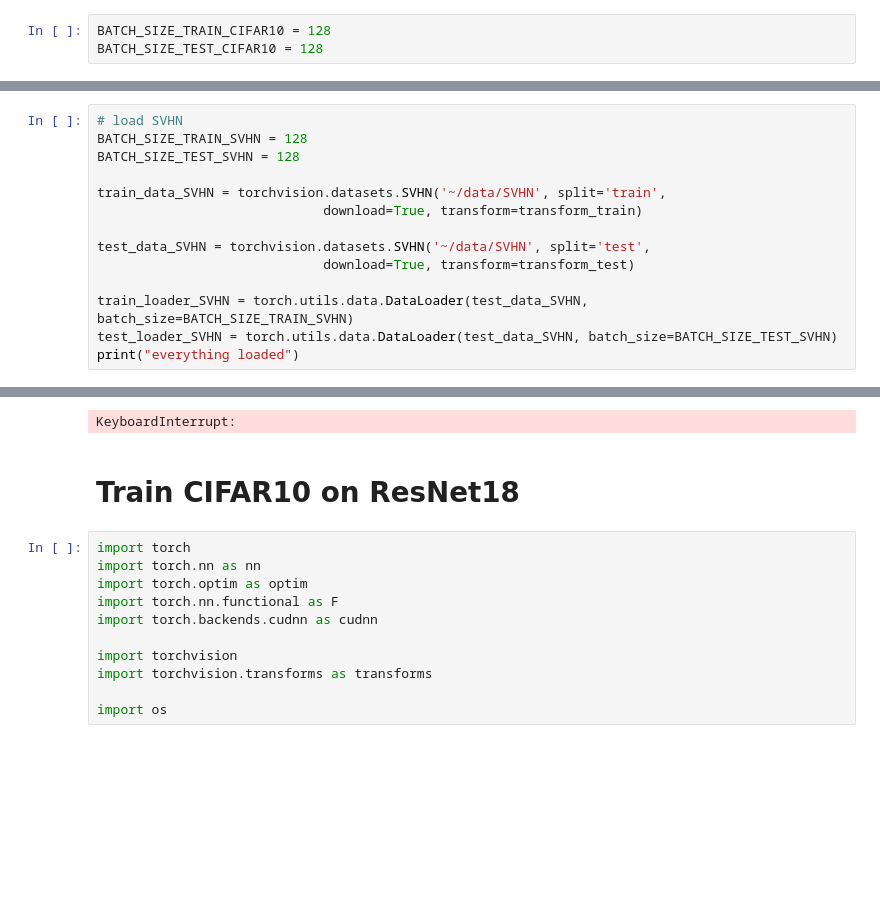
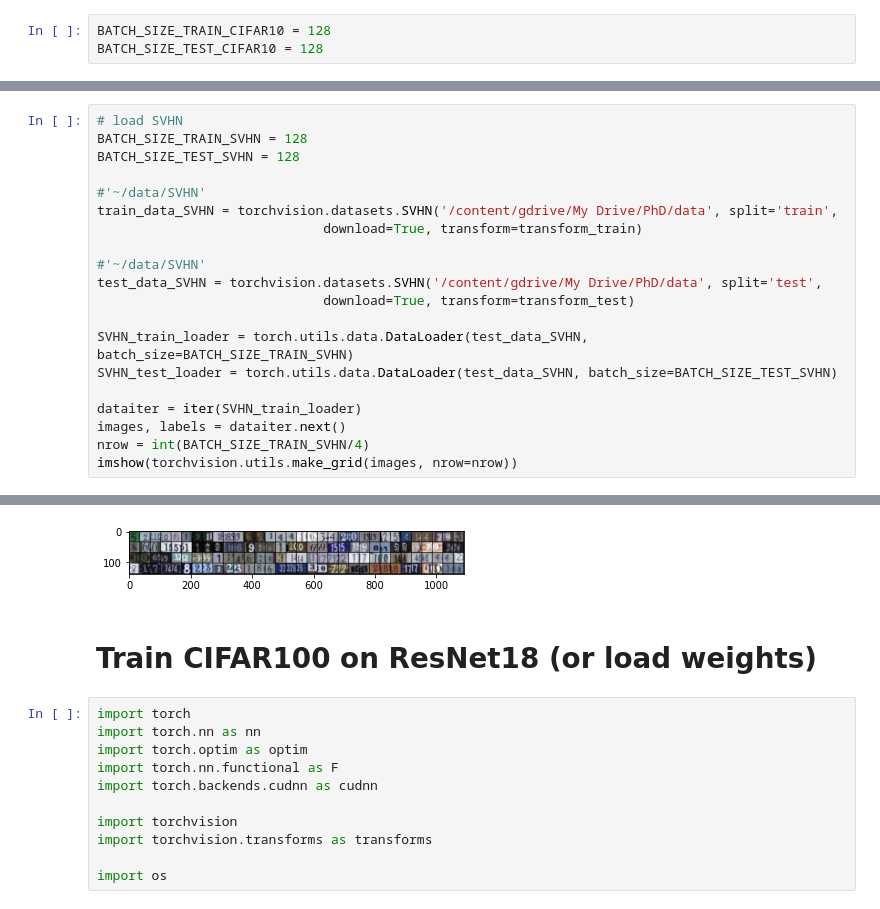
Before and after one commit to ross-Hr/master2020, a Jupyter notebook: 2019-10-Laplace_Bridge/exp/Exp2_LPA_resnet_CIFAR100.ipynb, the cells around one changed output, grey strips where cells are left out. Drawn from its saved outputs; the diff is of its cells as text; blank space fills up the shorter version.

```diff
--- a/2019-10-Laplace_Bridge/exp/Exp2_LPA_resnet_CIFAR100.ipynb
+++ b/2019-10-Laplace_Bridge/exp/Exp2_LPA_resnet_CIFAR100.ipynb
@@ -140,13 +148,19 @@ Files already downloaded and verified
 BATCH_SIZE_TRAIN_SVHN = 128
 BATCH_SIZE_TEST_SVHN = 128
 
-train_data_SVHN = torchvision.datasets.SVHN('~/data/SVHN', split='train',
+#'~/data/SVHN'
+train_data_SVHN = torchvision.datasets.SVHN('/content/gdrive/My Drive/PhD/data', split='train',
                              download=True, transform=transform_train)
 
-test_data_SVHN = torchvision.datasets.SVHN('~/data/SVHN', split='test',
+#'~/data/SVHN'
+test_data_SVHN = torchvision.datasets.SVHN('/content/gdrive/My Drive/PhD/data', split='test',
                              download=True, transform=transform_test)
 
-train_loader_SVHN = torch.utils.data.DataLoader(test_data_SVHN, batch_size=BATCH_SIZE_TRAIN_SVHN)
-test_loader_SVHN = torch.utils.data.DataLoader(test_data_SVHN, batch_size=BATCH_SIZE_TEST_SVHN)
-print("everything loaded")
+SVHN_train_loader = torch.utils.data.DataLoader(test_data_SVHN, batch_size=BATCH_SIZE_TRAIN_SVHN)
+SVHN_test_loader = torch.utils.data.DataLoader(test_data_SVHN, batch_size=BATCH_SIZE_TEST_SVHN)
+
+dataiter = iter(SVHN_train_loader)
+images, labels = dataiter.next()
+nrow = int(BATCH_SIZE_TRAIN_SVHN/4)
+imshow(torchvision.utils.make_grid(images, nrow=nrow))
 # %% [output]
@@ -154,6 +169,6 @@ Downloading http://ufldl.stanford.edu/housenumbers/train_32x32.mat to /home/mari
-KeyboardInterrupt:
+[figure, added]
 # %% [markdown]
-# Train CIFAR10 on ResNet18
+# Train CIFAR100 on ResNet18 (or load weights)
 # %%
 import torch
 import torch.nn as nn
```
Also changed, not shown: parts of 118 cells of this notebook, 55 other files.
